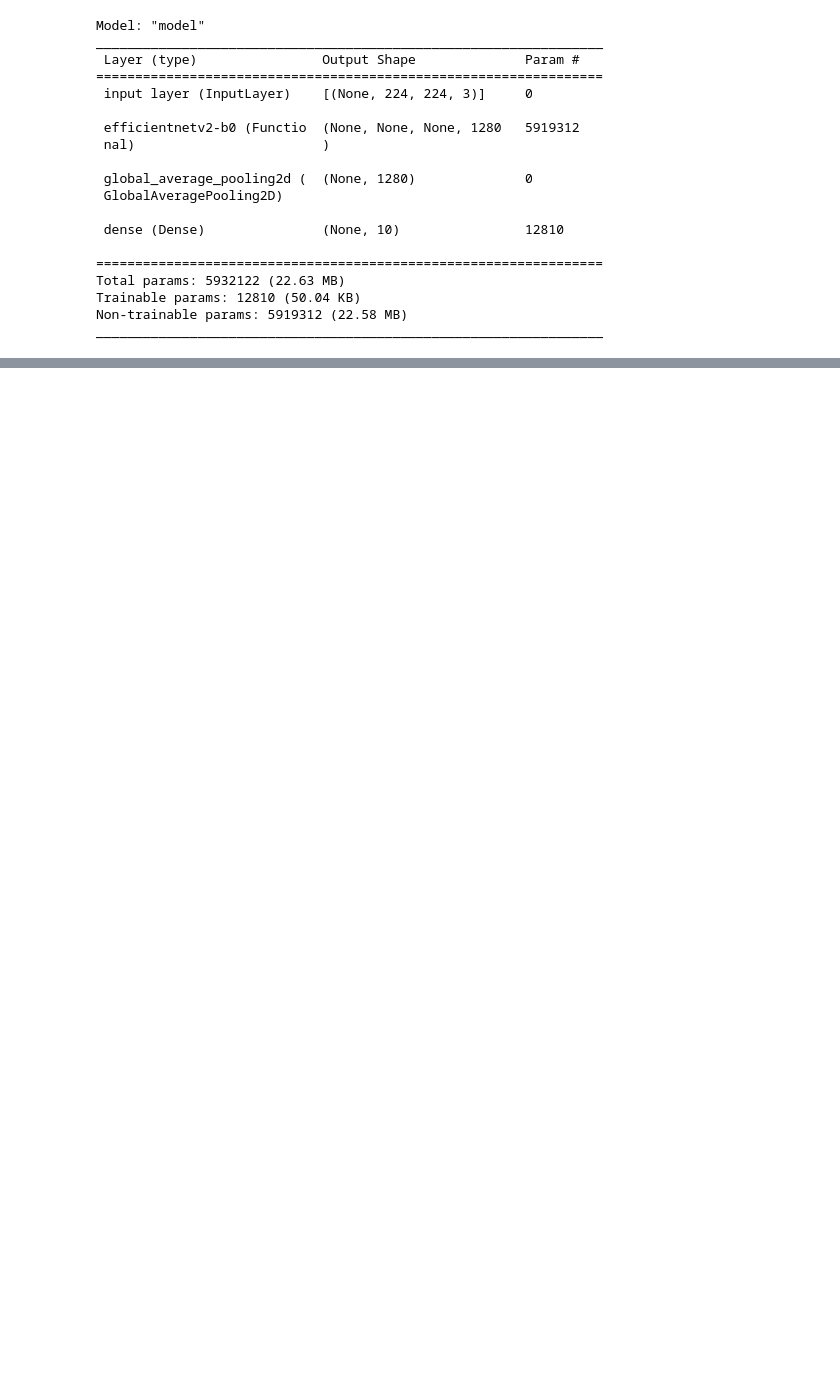
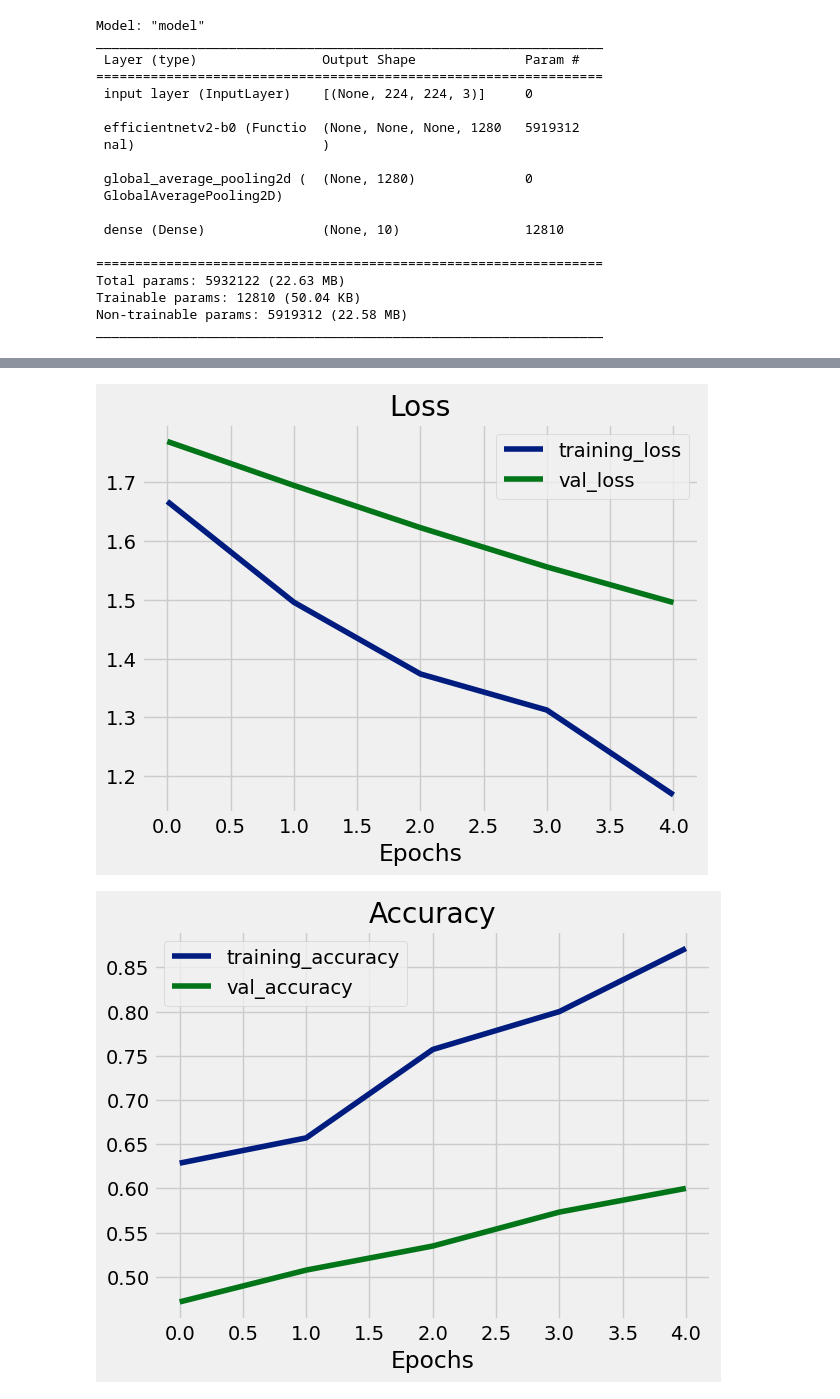
Before and after one commit to dibkb/tensorflow-udemy, a Jupyter notebook: Fine_Tuning.ipynb, the cells around one changed output, grey strips where cells are left out. Drawn from its saved outputs; the diff is of its cells as text; code cells hidden in the pictures; blank space fills up the shorter version.

Commit message:
data augmentation

```diff
--- a/Fine_Tuning.ipynb
+++ b/Fine_Tuning.ipynb
@@ -174,0 +196,23 @@ plot_history(model_zero_history)
+# %%
+# Data Augmentation
+from tensorflow import keras
+from tensorflow.keras import layers
+
+data_augmentation = keras.Sequential([
+    layers.RandomFlip("horizontal"),
+    layers.RandomRotation(0.2),
+    layers.RandomZoom(0.2),
+    layers.RandomHeight(0.2),
+    layers.RandomWidth(0.2),
+])
+# %%
+train_data = tf.keras.preprocessing.image_dataset_from_directory(train_dir,
+
+                                                                 batch_size=BATCH_SIZE,
+                                                                 label_mode = "categorical",
+                                                                 image_size=IMAGE_SIZE,seed = SEED)
+test_data = tf.keras.preprocessing.image_dataset_from_directory(test_dir,
+
+                                                                 batch_size=BATCH_SIZE,
+                                                                 label_mode = "categorical",
+                                                                 image_size=IMAGE_SIZE,seed = SEED)
@@ -174,0 +222,16 @@ plot_history(model_zero_history)
+# %%
+base_one = tf.keras.applications.efficientnet_v2.EfficientNetV2B0(include_top=False)
+base_one.trainable = False
+input = layers.Input(shape = IMAGE_SIZE + (3,))
+x  = data_augmentation(input)
+
+x = base_one(x,training = False)
+x = layers.GlobalAveragePooling2D()(x)
+
+output = layers.Dense(10,activation = "softmax")(x)
+
+model_one = keras.Model(input,output)
+# %%
+# compile
+model_one.compile(loss = "categorical_crossentropy",optimizer=keras.optimizers.Adam(),metrics = ["accuracy"])
+model_one_history = model_one.fit(train_data,epochs = 5,steps_per_epoch = len(train_data),validation_data = test_data, validation_steps = len(test_data))
@@ -174,0 +249,5 @@ plot_history(model_zero_history)
+# %%
+plot_history(model_one_history)
+# %% [output]
+[figure, added]
+[figure, added]
```
Also changed, not shown: parts of 9 cells of this notebook.
